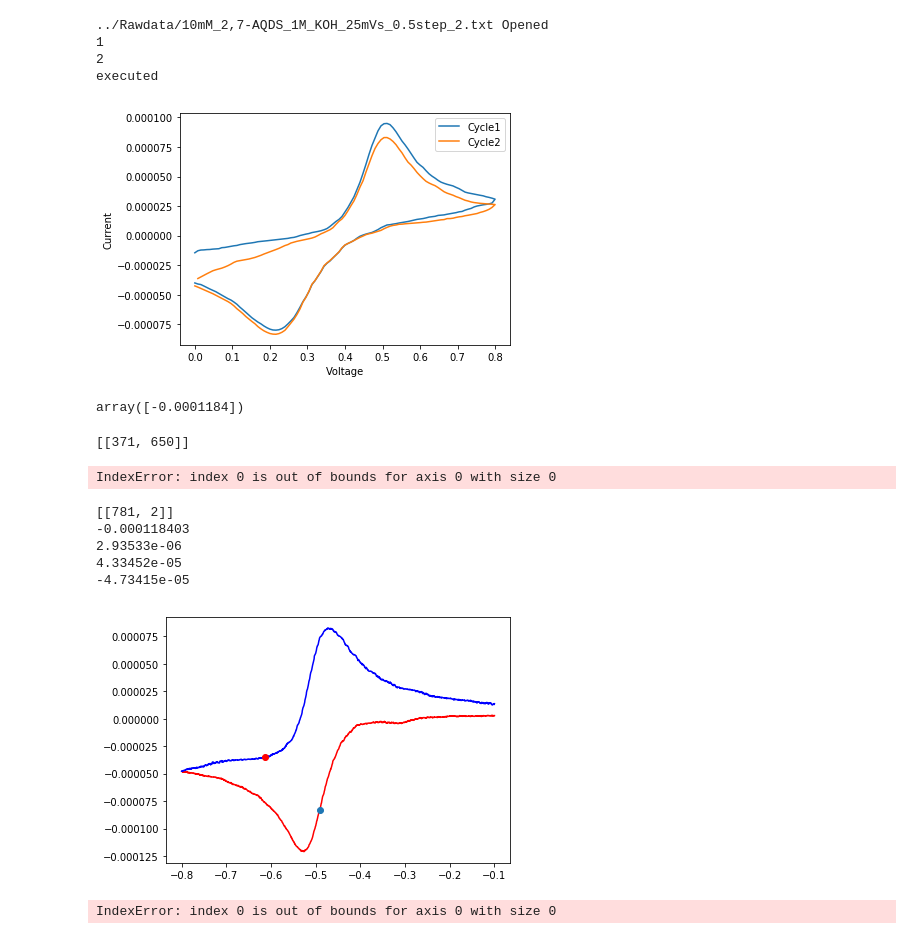
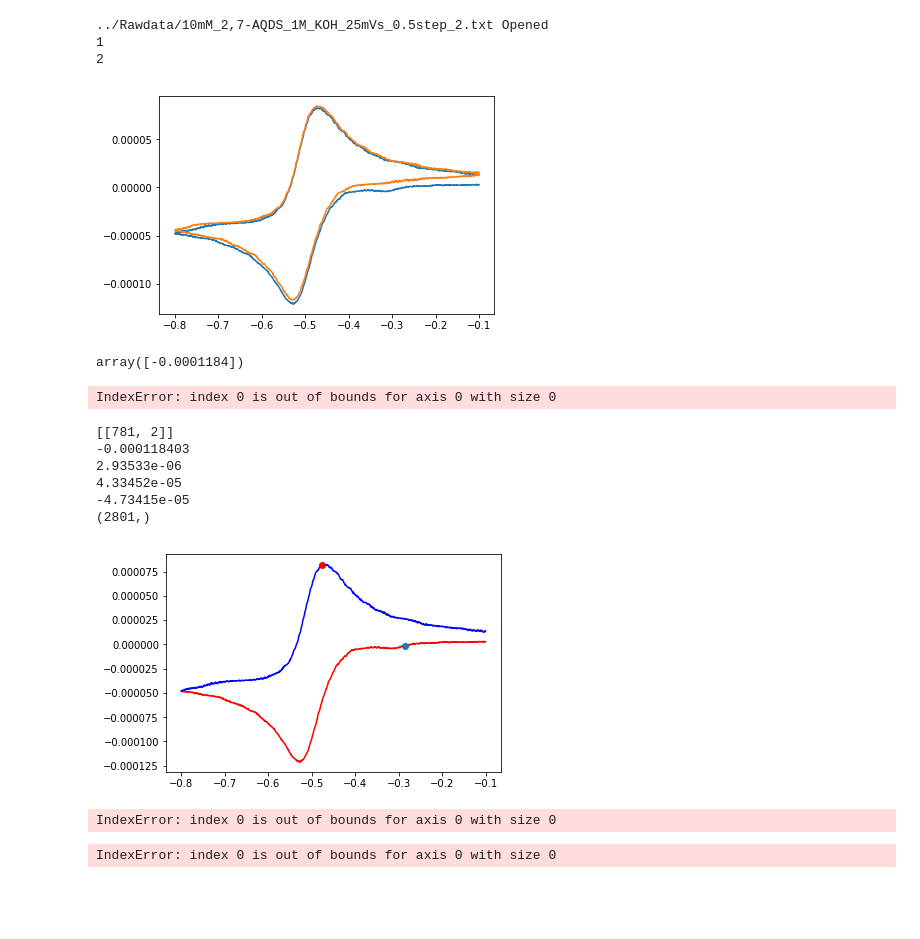
Before and after one commit to sabiharustam/voltcycle, a Jupyter notebook: VoltCycle/Main.ipynb, the cells around one changed output. Cells and saved outputs as stored; diff of their text form; code cells hidden in the pictures; blank space fills up the shorter version.

```diff
--- a/VoltCycle/Main.ipynb
+++ b/VoltCycle/Main.ipynb
@@ -4,13 +4,15 @@ import numpy as np
 import matplotlib.pyplot as plt
 # %%
 dict_1,n_cycle = main.read_file('../Rawdata/10mM_2,7-AQDS_1M_KOH_25mVs_0.5step_2.txt')
-main.plot(dict_1, n_cycle)
+for i in range(n_cycle):
+        print(i+1)
+        df = main.data_frame(dict_1, i+1)
+        plt.plot(df.Potential, df.Current, label = "Cycle{}".format(i+1))
 # %% [output]
 ../Rawdata/10mM_2,7-AQDS_1M_KOH_25mVs_0.5step_2.txt Opened
 1
 2
-executed
-[figure, old version]
+[figure, new version]
 # %%
 df = main.data_frame(dict_1,1)
 x = df['Potential']
@@ -41,7 +23,3 @@ def peak_detection(data_y):
-# %%
-peak_detection(y)
-# %% [output]
-[[371, 650]]
 # %%
 for i in range(n_cycle-1):
     i = i+1
@@ -65,19 +43,21 @@ peak_index = main.peak_detection(y)
 print(peak_index)
 plt.plot(x1,y1,color ='red')
 plt.plot(x2,y2,color = 'blue')
-plt.plot(x1[781],y1[781],marker='o')
-plt.plot(x2[371],y2[371],marker='o',color = 'red')
+plt.plot(x1[371],y1[371],marker='o')
+plt.plot(x2[650],y2[650],marker='o',color = 'red')
 print(y1[838])
 print(y1[8])
 print(y2[838])
 print(y2[8])
+print(x.shape)
 # %% [output]
 [[781, 2]]
 -0.000118403
 2.93533e-06
 4.33452e-05
 -4.73415e-05
+(2801,)
-[figure, old version]
+[figure, new version]
 # %%
 def critical_idx(x, y): ## Finds index where data set is no longer linear
     """
@@ -105,6 +85,10 @@ def critical_idx(x, y): ## Finds index where data set is no longer linear
     ## Find intercepts of different moving average curves
     idx = np.argwhere(np.diff(np.sign(ave15 - ave5[:len(ave15)])!= 0)).reshape(-1) #reshape into one row.
     return int(idx[0])
+# %%
+critical_idx(x1,y1)
+# %% [output]
+IndexError: index 0 is out of bounds for axis 0 with size 0
 # %%
 critical_idx(x2,y2)
 # %% [output]
```
Also changed, not shown: parts of 1 cell of this notebook, 4 other files.
